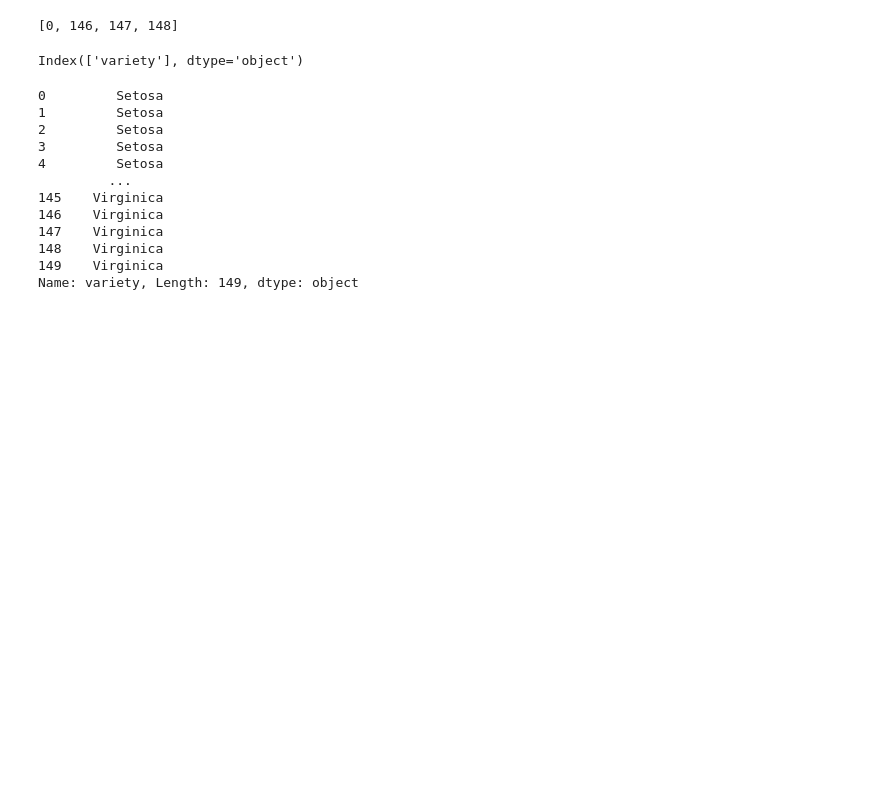
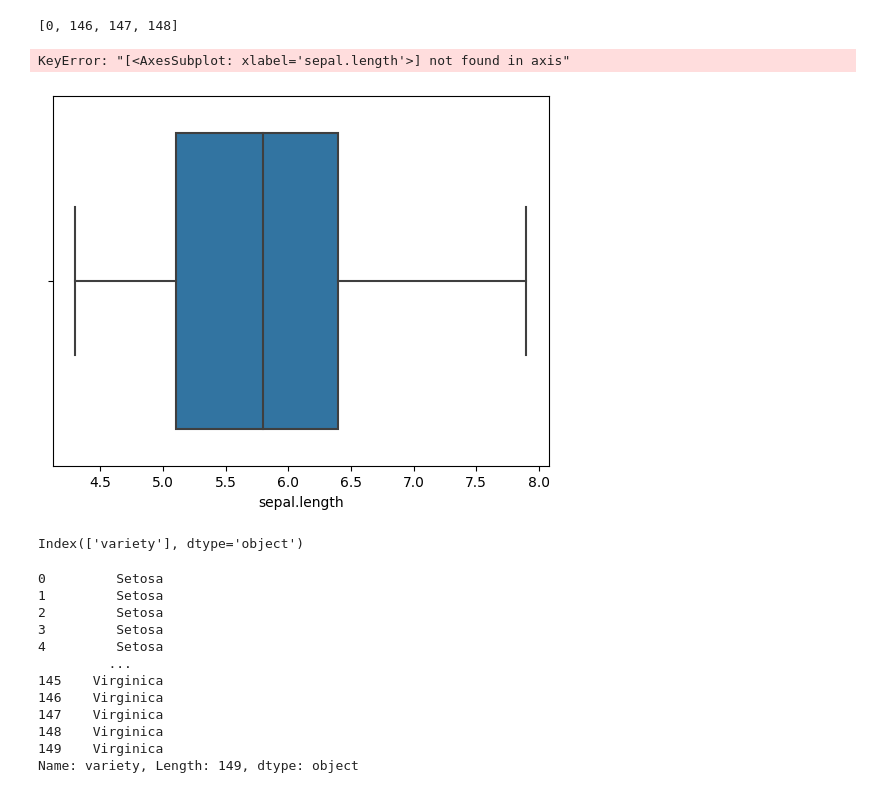
Before and after one commit to RamyaPrabhaArikrishnan/Ramya-ML, a Jupyter notebook: assignment/iris/iris_species.ipynb, the cells around one changed output. Cells and saved outputs as stored; diff of their text form; code cells hidden in the pictures; blank space fills up the shorter version.

```diff
--- a/assignment/iris/iris_species.ipynb
+++ b/assignment/iris/iris_species.ipynb
@@ -142,6 +163,11 @@ def iqr_outliers(data):
 iqr_outliers(data["sepal.width"])
 # %% [output]
 [0, 146, 147, 148]
+# %%
+data.drop(sns.boxplot(data=data, x='sepal.length'),inplace=True)
+# %% [output]
+KeyError: "[<AxesSubplot: xlabel='sepal.length'>] not found in axis"
+[figure, added]
 # %%
 objcols
 # %% [output]
```
Also changed, not shown: parts of 16 cells of this notebook.
